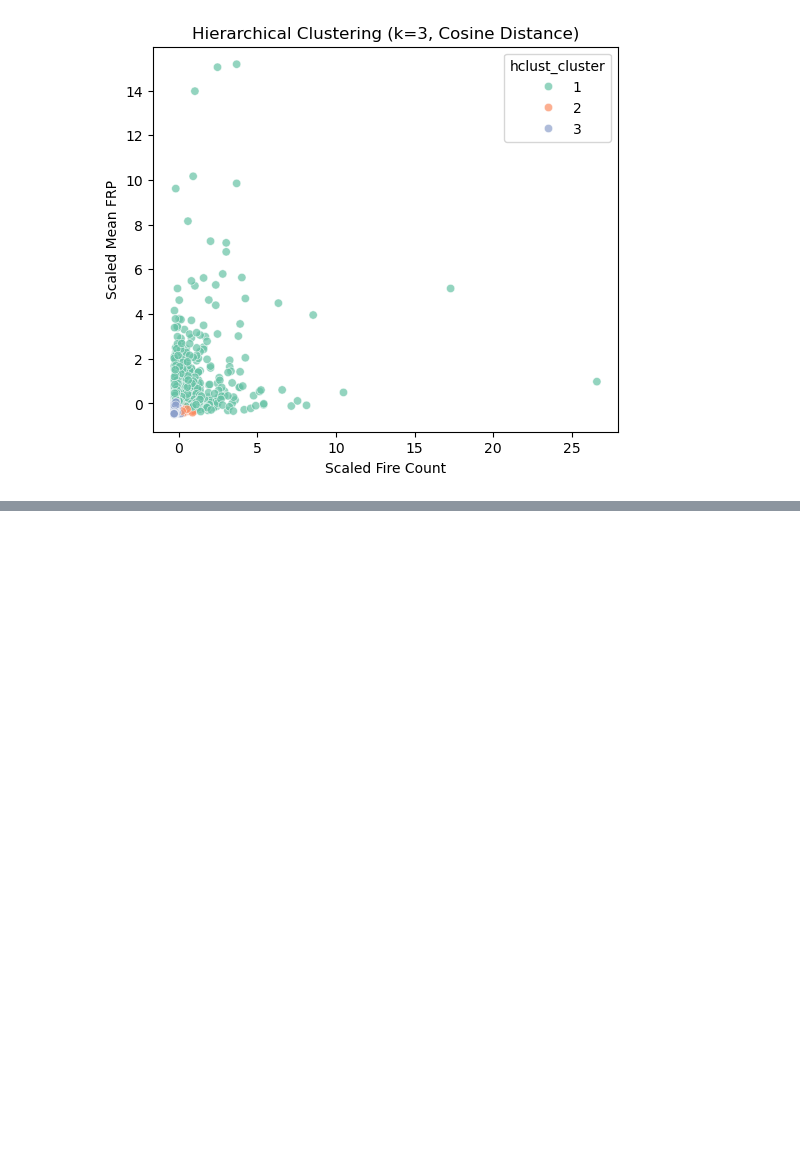
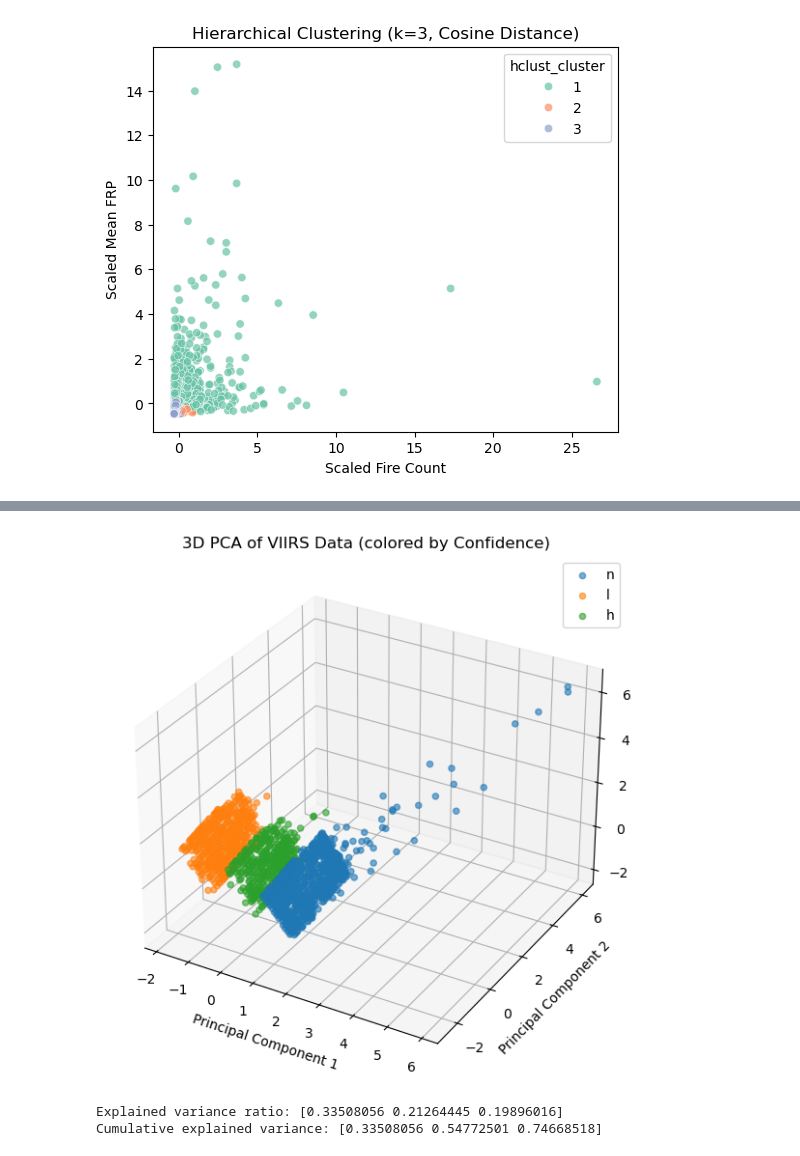
Before and after one commit to arwynlewis/machine-learning-project, a Jupyter notebook: Clustering_and_PCA.ipynb, the cells around one changed output, grey strips where cells are left out. Drawn from its saved outputs; the diff is of its cells as text; code cells hidden in the pictures; blank space fills up the shorter version.

```diff
--- a/Clustering_and_PCA.ipynb
+++ b/Clustering_and_PCA.ipynb
@@ -126,0 +235,48 @@ plt.show()
+# %%
+from sklearn.decomposition import PCA
+from sklearn.preprocessing import StandardScaler
+import matplotlib.pyplot as plt
+import pandas as pd
+from mpl_toolkits.mplot3d import Axes3D  # needed for 3D plots
+
+# Clean the data (keep original column for color)
+viirs_clean = df_gfw_viirs.dropna().copy()
+confidence_labels = viirs_clean["confidence__cat"]  # save for coloring
+
+# One-hot encode categorical variable
+viirs_encoded = pd.get_dummies(viirs_clean, columns=['confidence__cat'], drop_first=True)
+
+# Standardize numeric variables
+scaler = StandardScaler()
+viirs_scaled = scaler.fit_transform(viirs_encoded)
+
+# PCA with 3 components
+pca = PCA(n_components=3)
+viirs_pca = pca.fit_transform(viirs_scaled)
+
+# Put results into DataFrame
+pca_df = pd.DataFrame(data=viirs_pca, columns=["PC1", "PC2", "PC3"])
+pca_df["confidence__cat"] = confidence_labels.values
+
+# 3D scatter plot with color by confidence
+fig = plt.figure(figsize=(10,7))
+ax = fig.add_subplot(111, projection='3d')
+
+for cat in pca_df["confidence__cat"].unique():
+    subset = pca_df[pca_df["confidence__cat"] == cat]
+    ax.scatter(subset["PC1"], subset["PC2"], subset["PC3"], label=cat, alpha=0.6)
+
+ax.set_xlabel("Principal Component 1")
+ax.set_ylabel("Principal Component 2")
+ax.set_zlabel("Principal Component 3")
+ax.set_title("3D PCA of VIIRS Data (colored by Confidence)")
+ax.legend()
+plt.show()
+
+# Print explained variance
+print("Explained variance ratio:", pca.explained_variance_ratio_)
+print("Cumulative explained variance:", pca.explained_variance_ratio_.cumsum())
+# %% [output]
+[figure, added]
+Explained variance ratio: [0.33508056 0.21264445 0.19896016]
+Cumulative explained variance: [0.33508056 0.54772501 0.74668518]
```
Also changed, not shown: parts of 5 cells of this notebook.
